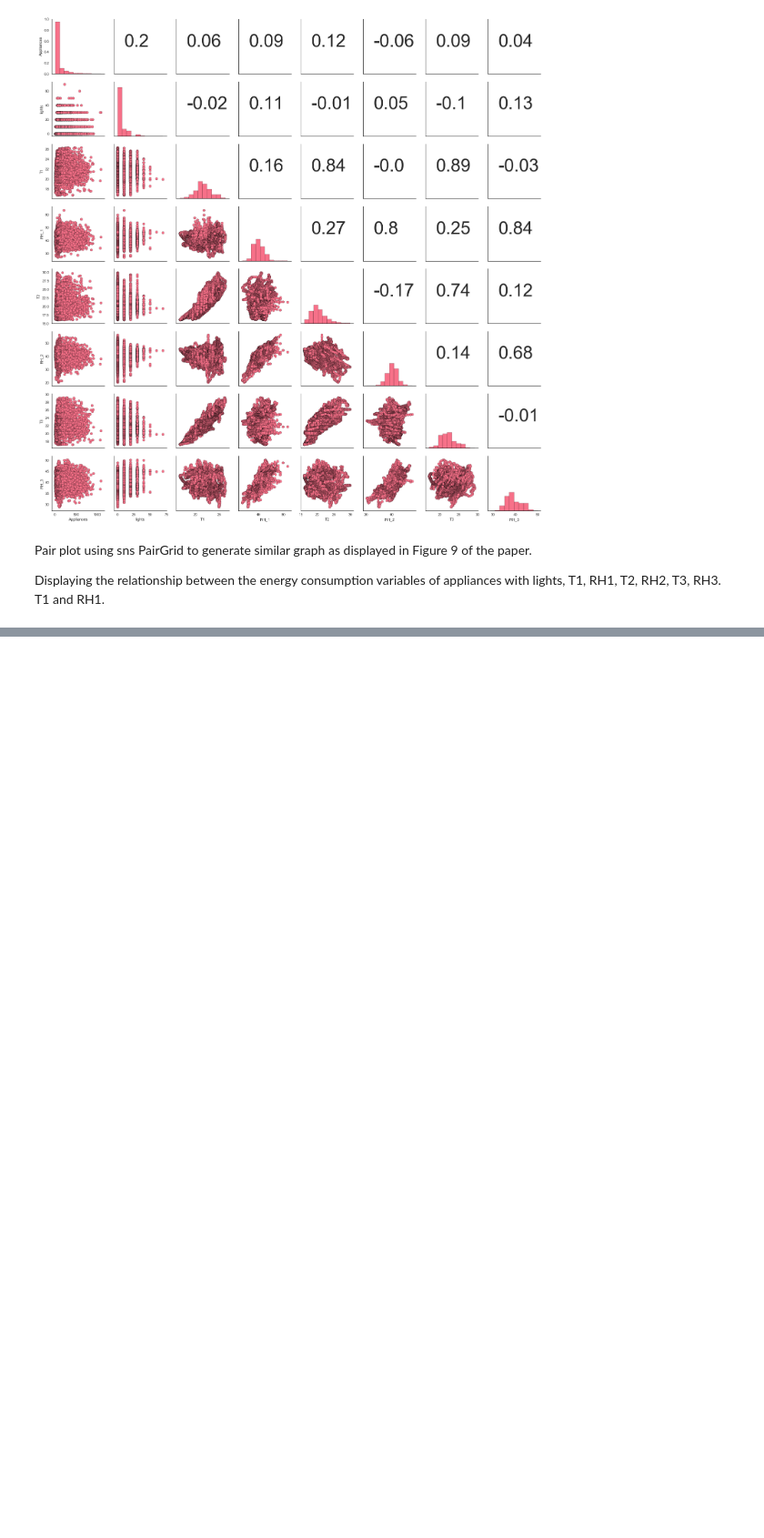
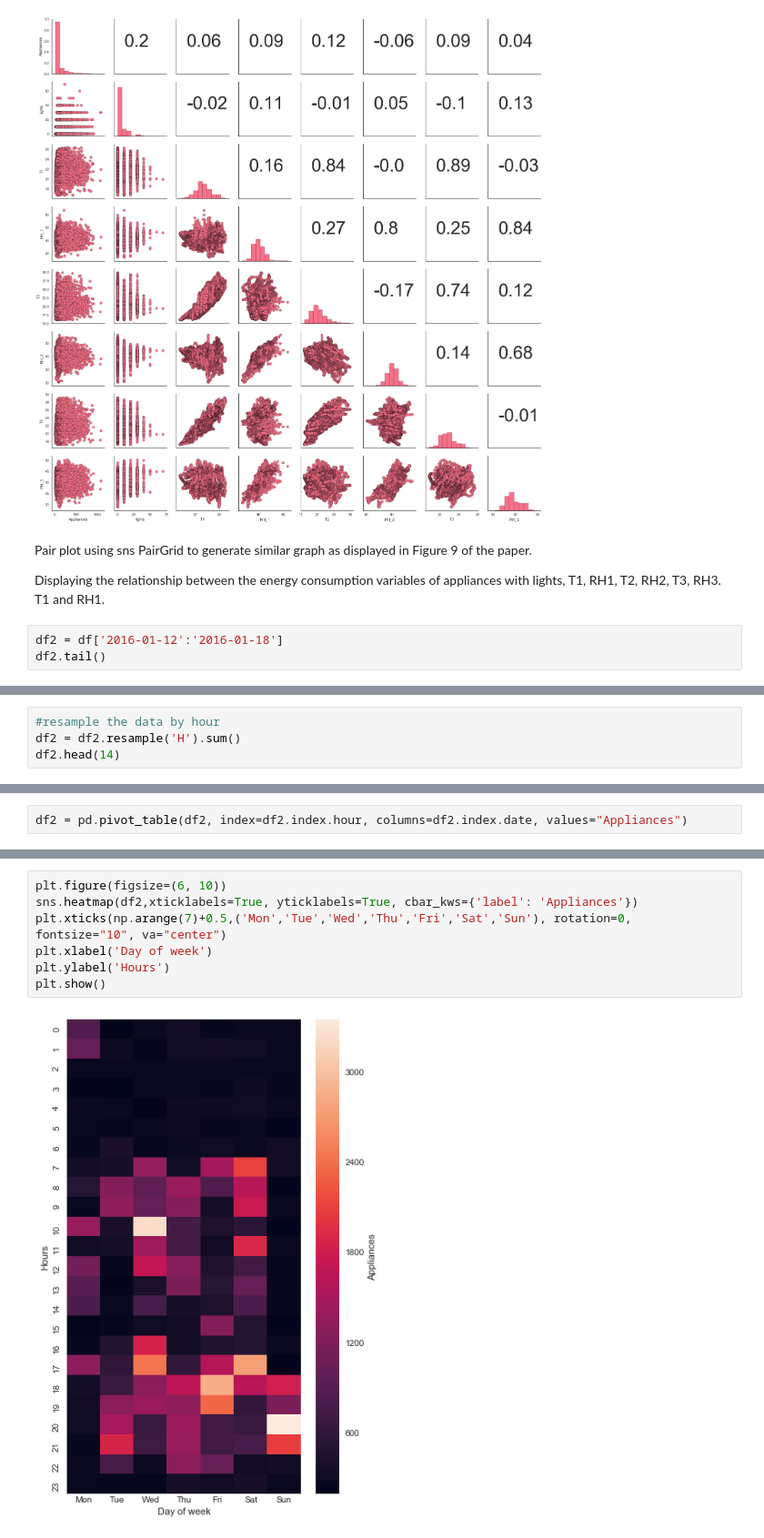
Before and after one commit to arianaroz/comp257-portfolio-2019, a Jupyter notebook: Portfolio 2.ipynb, the cells around one changed output, grey strips where cells are left out. Shown at 91% size. Drawn from its saved outputs; the diff is of its cells as text; blank space fills up the shorter version.

```diff
--- a/Portfolio 2.ipynb
+++ b/Portfolio 2.ipynb
@@ -162,3 +134,6 @@ g = g.map_upper(correlation)
 Pair plot using sns PairGrid to generate similar graph as displayed in Figure 9 of the paper.
 
 Displaying the relationship between the energy consumption variables of appliances with lights, T1, RH1, T2, RH2, T3, RH3. T1 and RH1.
+# %%
+df2 = df['2016-01-12':'2016-01-18']
+df2.tail()
@@ -164,0 +153,4 @@ Displaying the relationship between the energy consumption variables of applianc
+# %%
+#resample the data by hour
+df2 = df2.resample('H').sum()
+df2.head(14)
@@ -164,0 +174,2 @@ Displaying the relationship between the energy consumption variables of applianc
+# %%
+df2 = pd.pivot_table(df2, index=df2.index.hour, columns=df2.index.date, values="Appliances")
@@ -164,0 +186,9 @@ Displaying the relationship between the energy consumption variables of applianc
+# %%
+plt.figure(figsize=(6, 10))
+sns.heatmap(df2,xticklabels=True, yticklabels=True, cbar_kws={'label': 'Appliances'})
+plt.xticks(np.arange(7)+0.5,('Mon','Tue','Wed','Thu','Fri','Sat','Sun'), rotation=0, fontsize="10", va="center")
+plt.xlabel('Day of week')
+plt.ylabel('Hours')
+plt.show()
+# %% [output]
+[figure, added]
```
Also changed, not shown: parts of 16 cells of this notebook.
